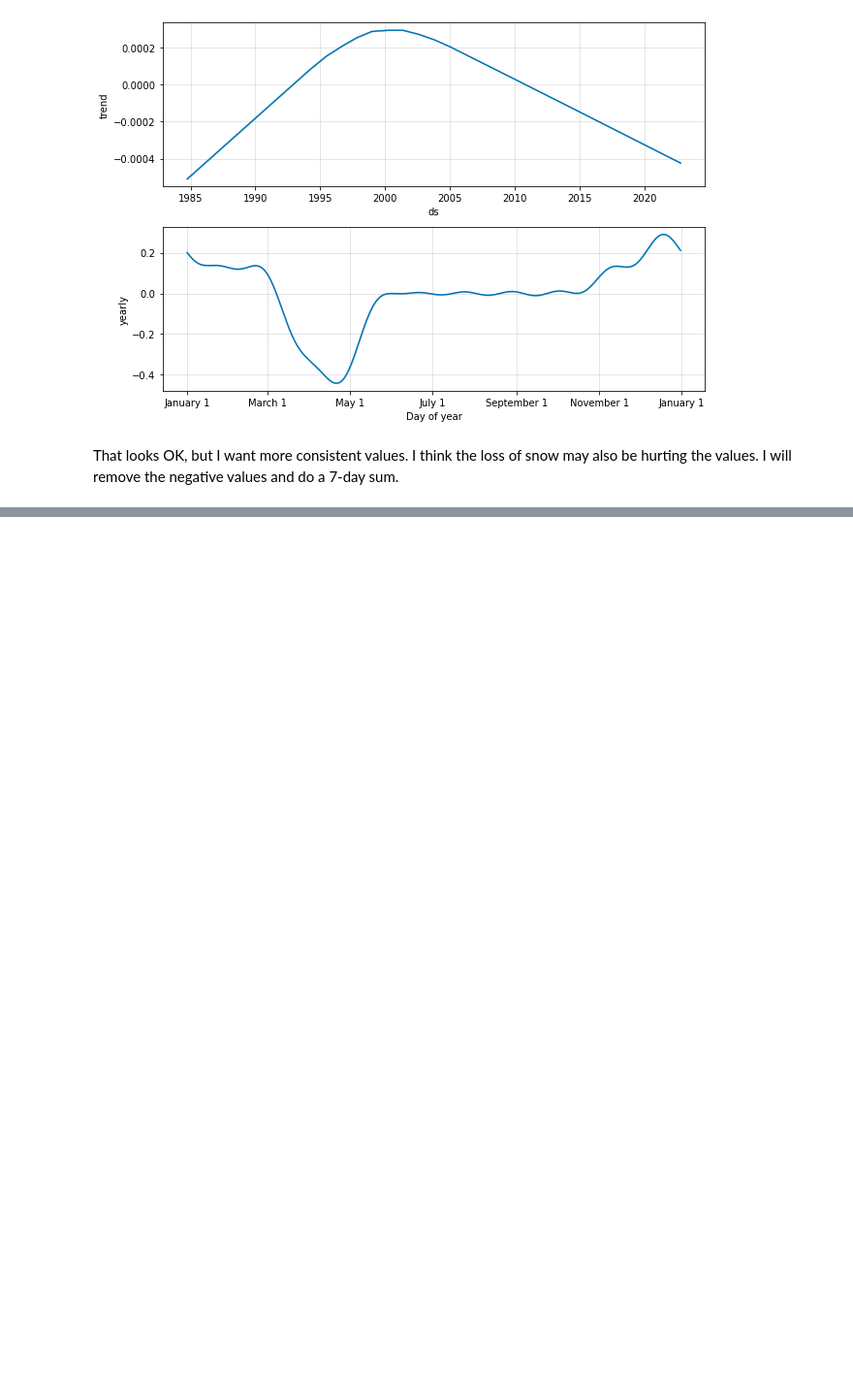
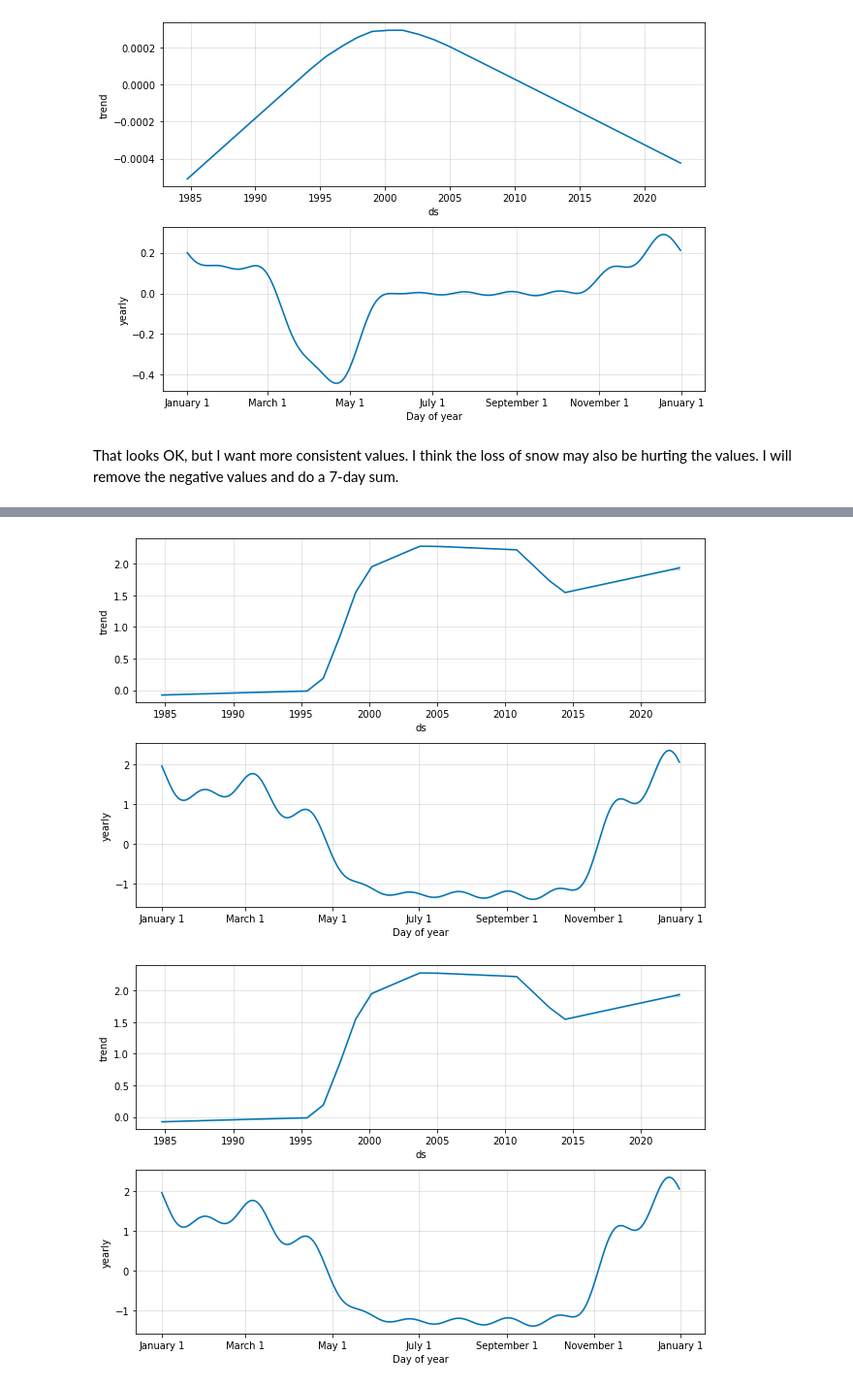
Before and after one commit to sjrekuc/Snotelme, a Jupyter notebook: Snotel_analysis.ipynb, the cells around one changed output, grey strips where cells are left out. Shown: that part at 97% size. Cells and saved outputs as stored; diff of their text form; code cells hidden in the pictures; blank space fills up the shorter version.

```diff
--- a/Snotel_analysis.ipynb
+++ b/Snotel_analysis.ipynb
@@ -97,0 +162,12 @@ SyntaxError: invalid syntax (<ipython-input-38-21886d0c7a38>, line 1)
+# %%
+snow["acc7"] = snow.rolling(window=7)['y'].sum()
+# %%
+snow.rename(columns={'y':'acc', 'acc7':'y'}, inplace=True)
+m_fb = Prophet(yearly_seasonality = True, daily_seasonality=False, weekly_seasonality=False)
+m_fb.fit(snow)
+future = m_fb.make_future_dataframe(periods=365)
+forecast = m_fb.predict(future)
+m_fb.plot_components(forecast)
+# %% [output]
+[figure, added]
+[figure, added]
```
Also changed, not shown: parts of 8 cells of this notebook.
